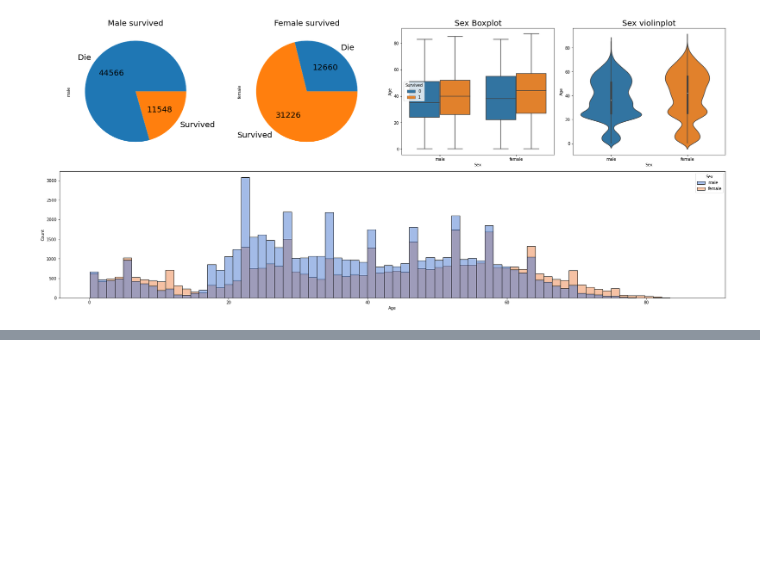
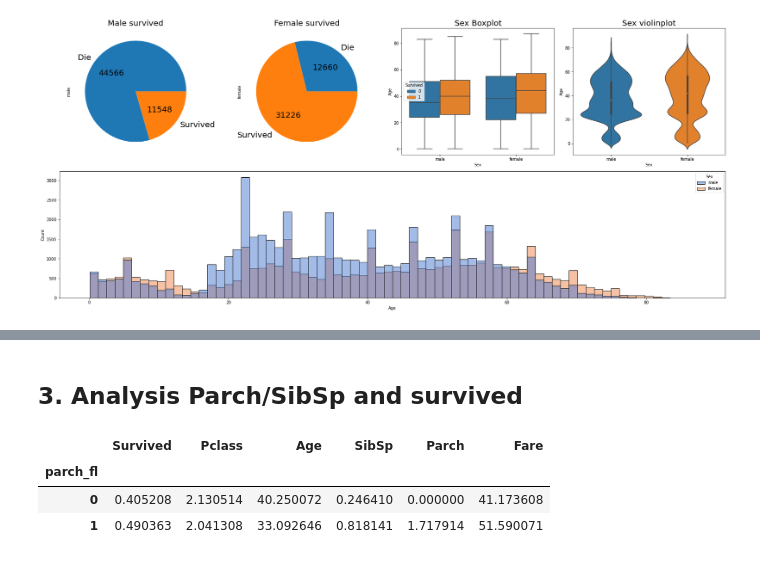
Before and after one commit to beaver68/ml-intro, a Jupyter notebook: 2_data_exploration/EDA.ipynb, the cells around one changed output, grey strips where cells are left out. Saved outputs shown, nothing was run; the diff lists cells and outputs as text; code cells hidden in the pictures; blank space fills up the shorter version.

```diff
--- a/2_data_exploration/EDA.ipynb
+++ b/2_data_exploration/EDA.ipynb
@@ -187,0 +185,2 @@ plt.show()
+# %% [markdown]
+## 3. Analysis Parch/SibSp and survived
@@ -187,0 +192,9 @@ plt.show()
+# %%
+cte = df.copy()
+cte['parch_fl'] = [1 if i > 0 else 0 for i in df['Parch']]
+cte.groupby('parch_fl').mean()
+# %% [output]
+|  | Survived | Pclass | Age | SibSp | Parch | Fare |
+| parch_fl |  |  |  |  |  |  |
+| 0 | 0.405208 | 2.130514 | 40.250072 | 0.246410 | 0.000000 | 41.173608 |
+| 1 | 0.490363 | 2.041308 | 33.092646 | 0.818141 | 1.717914 | 51.590071 |
```
Also changed, not shown: parts of 27 cells of this notebook.
